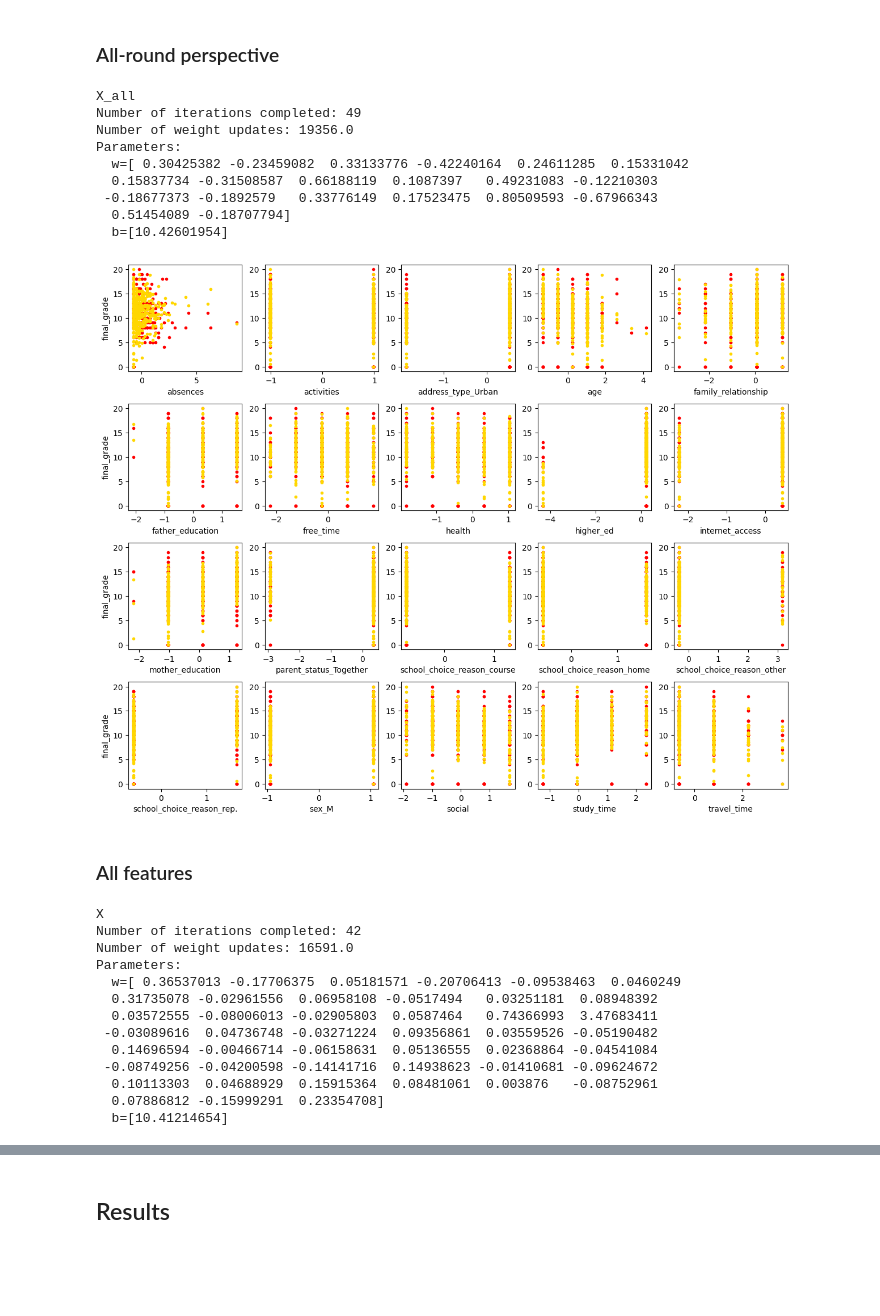
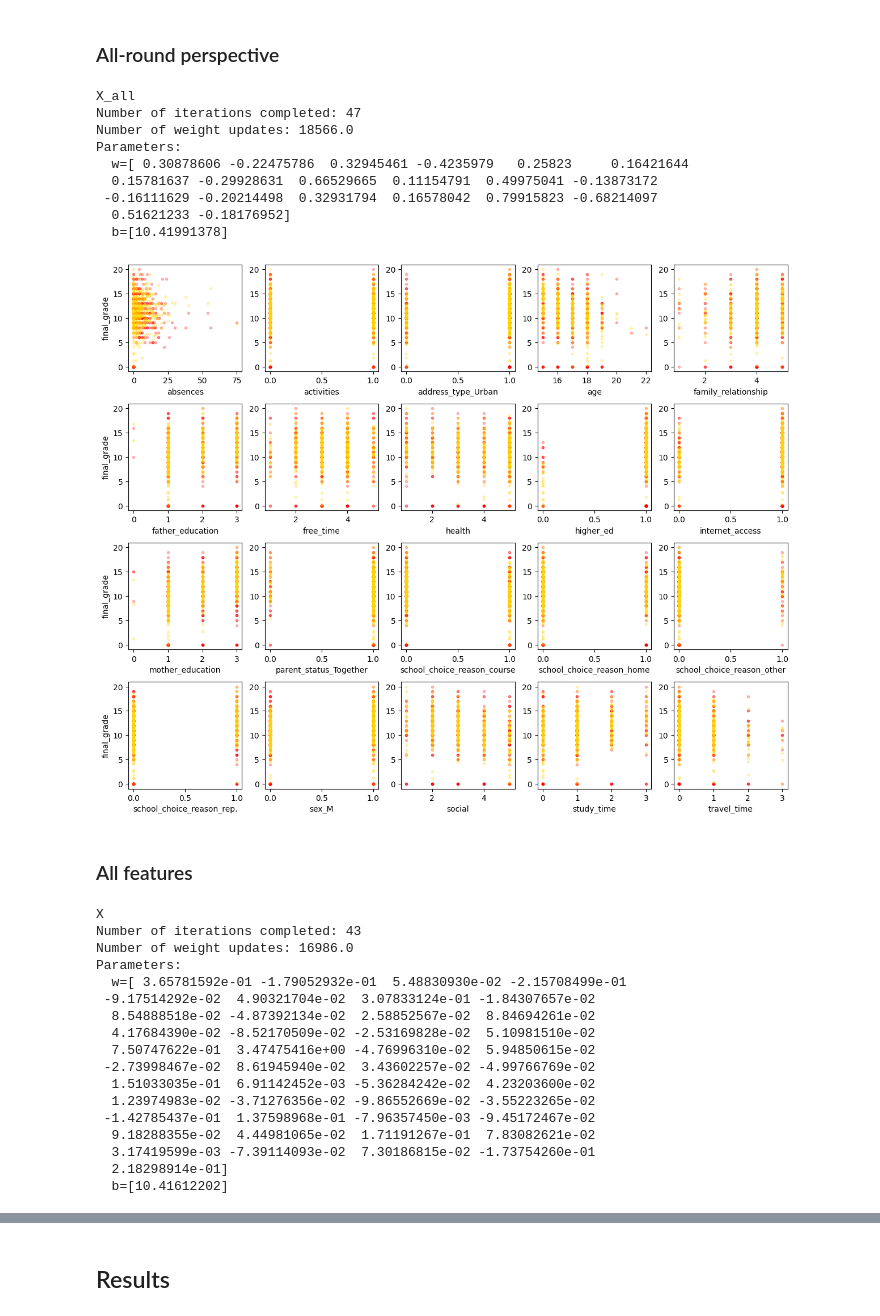
Before and after one commit to ferDMS/MOOCS, a Jupyter notebook: Supervised Machine Learning Regression and Classification/cw2.ipynb, the cells around one changed output, grey strips where cells are left out. Saved outputs shown, nothing was run; the diff lists cells and outputs as text; code cells hidden in the pictures; blank space fills up the shorter version.

```diff
--- a/Supervised Machine Learning Regression and Classification/cw2.ipynb
+++ b/Supervised Machine Learning Regression and Classification/cw2.ipynb
@@ -511,7 +490,7 @@ Through the scikit-learn.linear_model module we can perform the multiple linear
 from sklearn.linear_model import SGDRegressor
 
 sgdr = SGDRegressor(max_iter=10000, loss='squared_error', alpha=alpha, epsilon=epsilon)
-sgdr.fit(X_home, y)
+sgdr.fit(X_z[F_home], y)
 w = sgdr.coef_
 b = sgdr.intercept_
 print(f"X_home")
@@ -537,7 +516,7 @@ plt.show()
 ### Student's traits and aspirations
 # %%
 sgdr = SGDRegressor(max_iter=10000, loss='squared_error', alpha=alpha, epsilon=epsilon)
-sgdr.fit(X_stud, y)
+sgdr.fit(X_z[F_stud], y)
 w = sgdr.coef_
 b = sgdr.intercept_
 print(f"X_stud")
@@ -562,7 +541,7 @@ plt.show()
 ### Time management
 # %%
 sgdr = SGDRegressor(max_iter=10000, loss='squared_error', alpha=alpha, epsilon=epsilon)
-sgdr.fit(X_time, y)
+sgdr.fit(X_z[F_time], y)
 w = sgdr.coef_
 b = sgdr.intercept_
 print(f"X_time")
@@ -586,7 +565,7 @@ plt.show()
 ### All-round perspective
 # %%
 sgdr = SGDRegressor(max_iter=10000, loss='squared_error', alpha=alpha, epsilon=epsilon)
-sgdr.fit(X_all, y)
+sgdr.fit(X_z[F_all], y)
 w = sgdr.coef_
 b = sgdr.intercept_
 print(f"X_all")
@@ -594,26 +573,26 @@ print(f"Number of iterations completed: {sgdr.n_iter_}\nNumber of weight updates
 print(f"Parameters:\n  w={w}\n  b={b}")
 # %% [output]
 X_all
-Number of iterations completed: 49
-Number of weight updates: 19356.0
+Number of iterations completed: 47
+Number of weight updates: 18566.0
 Parameters:
-  w=[ 0.30425382 -0.23459082  0.33133776 -0.42240164  0.24611285  0.15331042
-  0.15837734 -0.31508587  0.66188119  0.1087397   0.49231083 -0.12210303
- -0.18677373 -0.1892579   0.33776149  0.17523475  0.80509593 -0.67966343
-  0.51454089 -0.18707794]
-  b=[10.42601954]
+  w=[ 0.30878606 -0.22475786  0.32945461 -0.4235979   0.25823     0.16421644
+  0.15781637 -0.29928631  0.66529665  0.11154791  0.49975041 -0.13873172
+ -0.16111629 -0.20214498  0.32931794  0.16578042  0.79915823 -0.68214097
+  0.51621233 -0.18176952]
+  b=[10.41991378]
 # %%
-y_all = pd.Series(sgdr.predict(X_all), name='final_cost_all')
-ax = plotFeatures(X_all, y, 5, color='r')
-plotFeatures(X_all, y_all, color='gold', ax=ax)
+y_all = pd.Series(sgdr.predict(X_z[F_all]), name='final_cost_all')
+ax = plotFeatures(X[F_all], y, 5, color='r')
+plotFeatures(X[F_all], y_all, color='gold', ax=ax)
 plt.show()
 # %% [output]
-[figure, old version]
+[figure, new version]
 # %% [markdown]
 ### All features
 # %%
 sgdr = SGDRegressor(max_iter=10000, loss='squared_error', alpha=alpha, epsilon=epsilon)
-sgdr.fit(X, y)
+sgdr.fit(X_z, y)
 w = sgdr.coef_
 b = sgdr.intercept_
 print(f"X")
@@ -621,16 +600,20 @@ print(f"Number of iterations completed: {sgdr.n_iter_}\nNumber of weight updates
 print(f"Parameters:\n  w={w}\n  b={b}")
 # %% [output]
 X
-Number of iterations completed: 42
-Number of weight updates: 16591.0
+Number of iterations completed: 43
+Number of weight updates: 16986.0
 Parameters:
-  w=[ 0.36537013 -0.17706375  0.05181571 -0.20706413 -0.09538463  0.0460249
-  0.31735078 -0.02961556  0.06958108 -0.0517494   0.03251181  0.08948392
-  0.03572555 -0.08006013 -0.02905803  0.0587464   0.74366993  3.47683411
- -0.03089616  0.04736748 -0.03271224  0.09356861  0.03559526 -0.05190482
-  0.14696594 -0.00466714 -0.06158631  0.05136555  0.02368864 -0.04541084
- -0.08749256 -0.04200598 -0.14141716  0.14938623 -0.01410681 -0.09624672
-  0.10113303  0.04688929  0.15915364  0.08481061  0.003876   -0.08752961
-  0.07886812 -0.15999291  0.23354708]
-  b=[10.41214654]
+  w=[ 3.65781592e-01 -1.79052932e-01  5.48830930e-02 -2.15708499e-01
+ -9.17514292e-02  4.90321704e-02  3.07833124e-01 -1.84307657e-02
+  8.54888518e-02 -4.87392134e-02  2.58852567e-02  8.84694261e-02
+  4.17684390e-02 -8.52170509e-02 -2.53169828e-02  5.10981510e-02
+  7.50747622e-01  3.47475416e+00 -4.76996310e-02  5.94850615e-02
+ -2.73998467e-02  8.61945940e-02  3.43602257e-02 -4.99766769e-02
+  1.51033035e-01  6.91142452e-03 -5.36284242e-02  4.23203600e-02
+  1.23974983e-02 -3.71276356e-02 -9.86552669e-02 -3.55223265e-02
+ -1.42785437e-01  1.37598968e-01 -7.96357450e-03 -9.45172467e-02
+  9.18288355e-02  4.44981065e-02  1.71191267e-01  7.83082621e-02
+  3.17419599e-03 -7.39114093e-02  7.30186815e-02 -1.73754260e-01
+  2.18298914e-01]
+  b=[10.41612202]
 # %%
```
Also changed, not shown: parts of 17 cells of this notebook.
